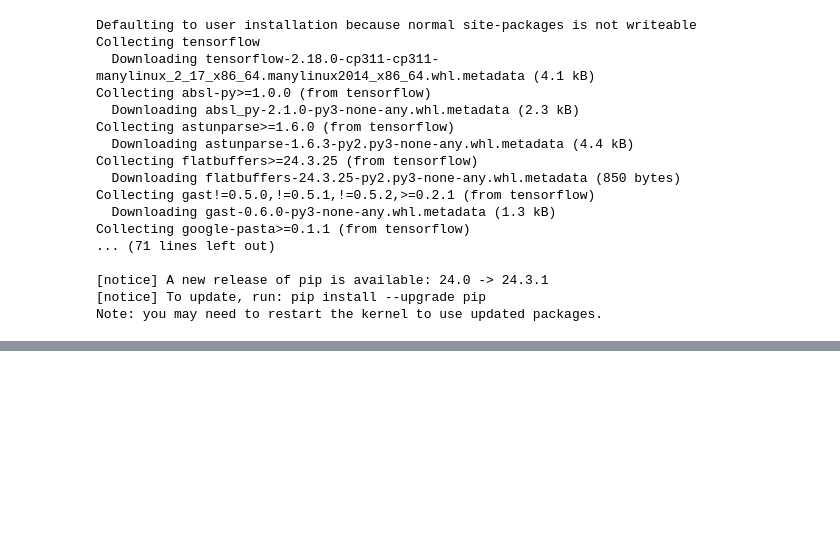
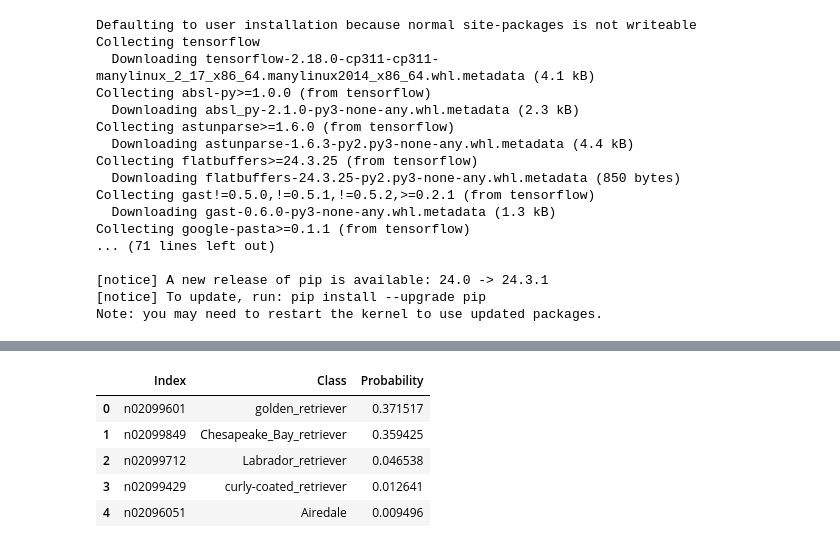
Before and after one commit to bpp-sot/l6ds-ud-may23, a Jupyter notebook: topic-08/image-classification-and-computer-vision.ipynb, the cells around one changed output, grey strips where cells are left out. Saved outputs shown, nothing was run; the diff lists cells and outputs as text; code cells hidden in the pictures; blank space fills up the shorter version.

```diff
--- a/topic-08/image-classification-and-computer-vision.ipynb
+++ b/topic-08/image-classification-and-computer-vision.ipynb
@@ -35,3 +43,19 @@ from tensorflow.keras.applications.mobilenet_v2 import preprocess_input, decode_
 
 # Load the pre-trained MobileNetV2 model
 model = MobileNetV2(weights='imagenet')
+
+# Convert the image to a numpy array and preprocess it
+img_array = image.img_to_array(img)
+img_array = np.expand_dims(img_array, axis=0)
+img_array = preprocess_input(img_array)
+
+# Make a prediction
+predictions = model.predict(img_array)
+
+# Decode the results
+decoded_predictions = decode_predictions(predictions, top=5)[0]
+
+# Create a DataFrame
+df = pd.DataFrame(decoded_predictions, columns=['Index', 'Class', 'Probability'])
+df
+# %% [output]
@@ -37,0 +68,6 @@ model = MobileNetV2(weights='imagenet')
+|  | Index | Class | Probability |
+| 0 | n02099601 | golden_retriever | 0.371517 |
+| 1 | n02099849 | Chesapeake_Bay_retriever | 0.359425 |
+| 2 | n02099712 | Labrador_retriever | 0.046538 |
+| 3 | n02099429 | curly-coated_retriever | 0.012641 |
+| 4 | n02096051 | Airedale | 0.009496 |
```
Also changed, not shown: parts of 3 cells of this notebook, 1 other file.
